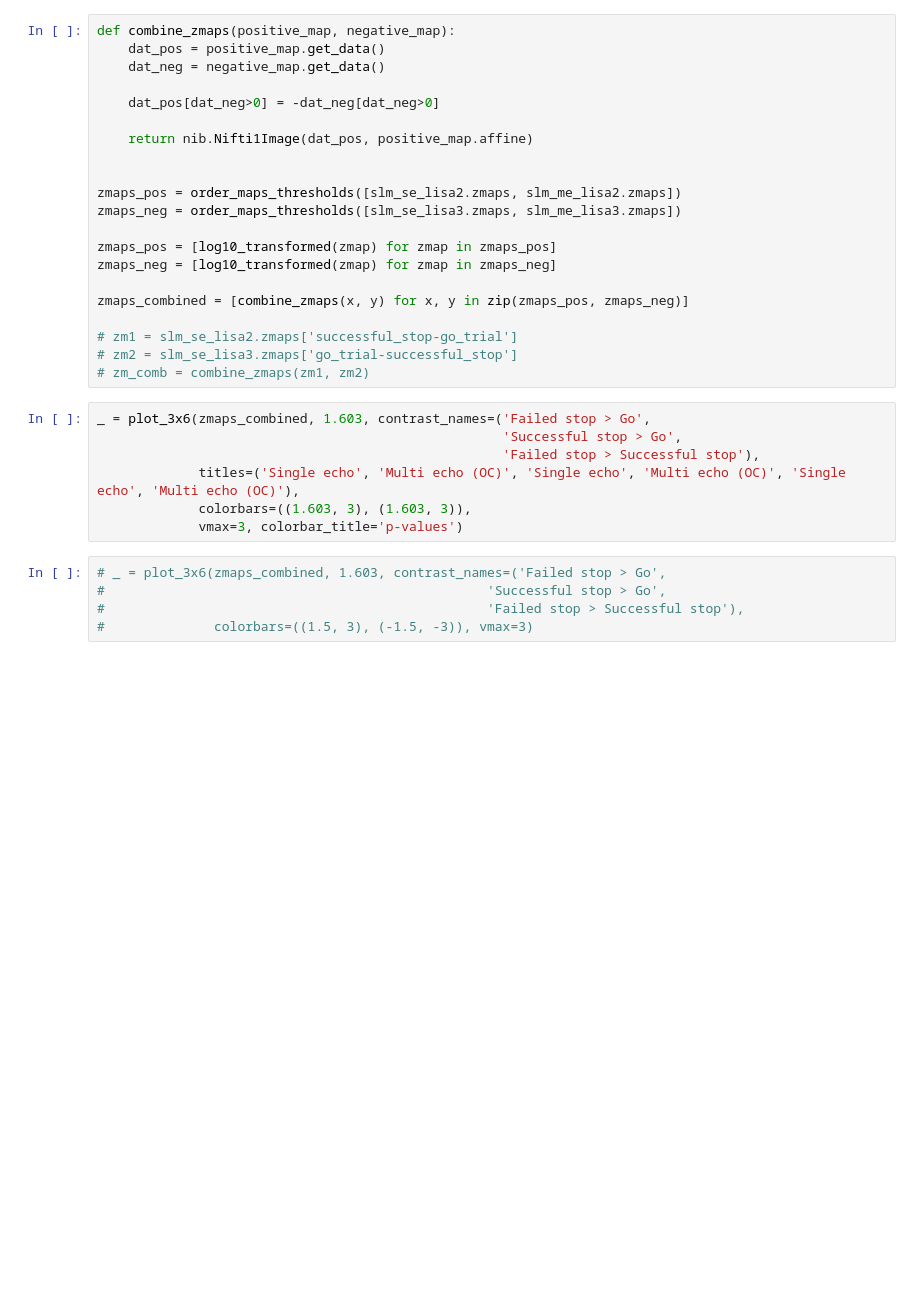
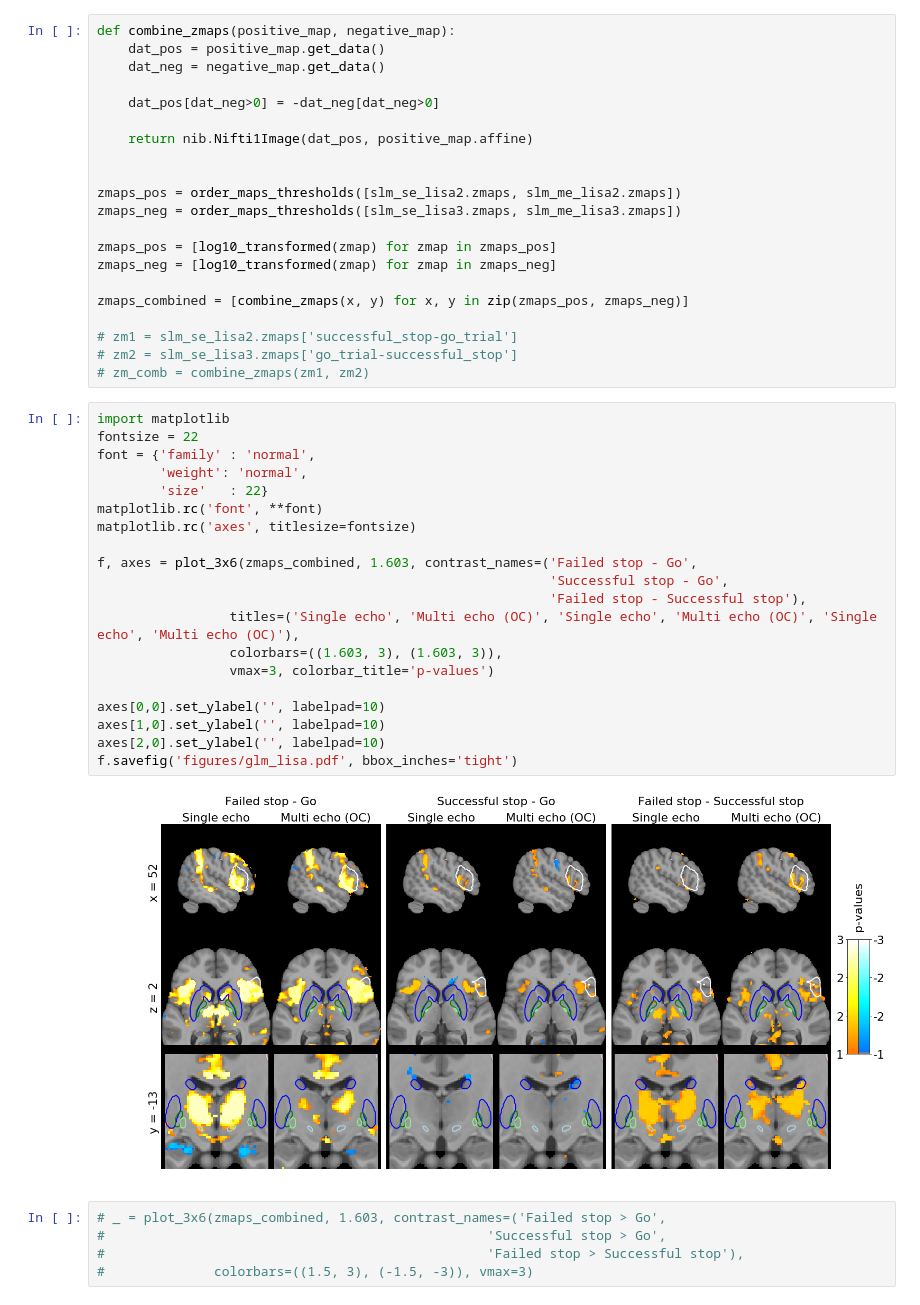
Before and after one commit to StevenM1/fMRI_protocol_comparison_se_me, a Jupyter notebook: pipeline_4c_statistics-GLM-wholebrain.ipynb, the cells around one changed output. Saved outputs shown, nothing was run; the diff lists cells and outputs as text; blank space fills up the shorter version.

Commit message:
Figure updates

```diff
--- a/pipeline_4c_statistics-GLM-wholebrain.ipynb
+++ b/pipeline_4c_statistics-GLM-wholebrain.ipynb
@@ -1069,12 +1060,27 @@ zmaps_combined = [combine_zmaps(x, y) for x, y in zip(zmaps_pos, zmaps_neg)]
 # zm2 = slm_se_lisa3.zmaps['go_trial-successful_stop']
 # zm_comb = combine_zmaps(zm1, zm2)
 # %%
-_ = plot_3x6(zmaps_combined, 1.603, contrast_names=('Failed stop > Go',
-                                                    'Successful stop > Go',
-                                                    'Failed stop > Successful stop'),
-             titles=('Single echo', 'Multi echo (OC)', 'Single echo', 'Multi echo (OC)', 'Single echo', 'Multi echo (OC)'),
-             colorbars=((1.603, 3), (1.603, 3)),
-             vmax=3, colorbar_title='p-values')
+import matplotlib
+fontsize = 22
+font = {'family' : 'normal',
+        'weight': 'normal',
+        'size'   : 22}
+matplotlib.rc('font', **font)
+matplotlib.rc('axes', titlesize=fontsize)
+
+f, axes = plot_3x6(zmaps_combined, 1.603, contrast_names=('Failed stop - Go',
+                                                          'Successful stop - Go',
+                                                          'Failed stop - Successful stop'),
+                 titles=('Single echo', 'Multi echo (OC)', 'Single echo', 'Multi echo (OC)', 'Single echo', 'Multi echo (OC)'),
+                 colorbars=((1.603, 3), (1.603, 3)),
+                 vmax=3, colorbar_title='p-values')
+
+axes[0,0].set_ylabel('', labelpad=10)
+axes[1,0].set_ylabel('', labelpad=10)
+axes[2,0].set_ylabel('', labelpad=10)
+f.savefig('figures/glm_lisa.pdf', bbox_inches='tight')
+# %% [output]
+[figure, added]
 # %%
 # _ = plot_3x6(zmaps_combined, 1.603, contrast_names=('Failed stop > Go',
 #                                                 'Successful stop > Go',
```
Also changed, not shown: parts of 12 cells of this notebook, 2 other files.
